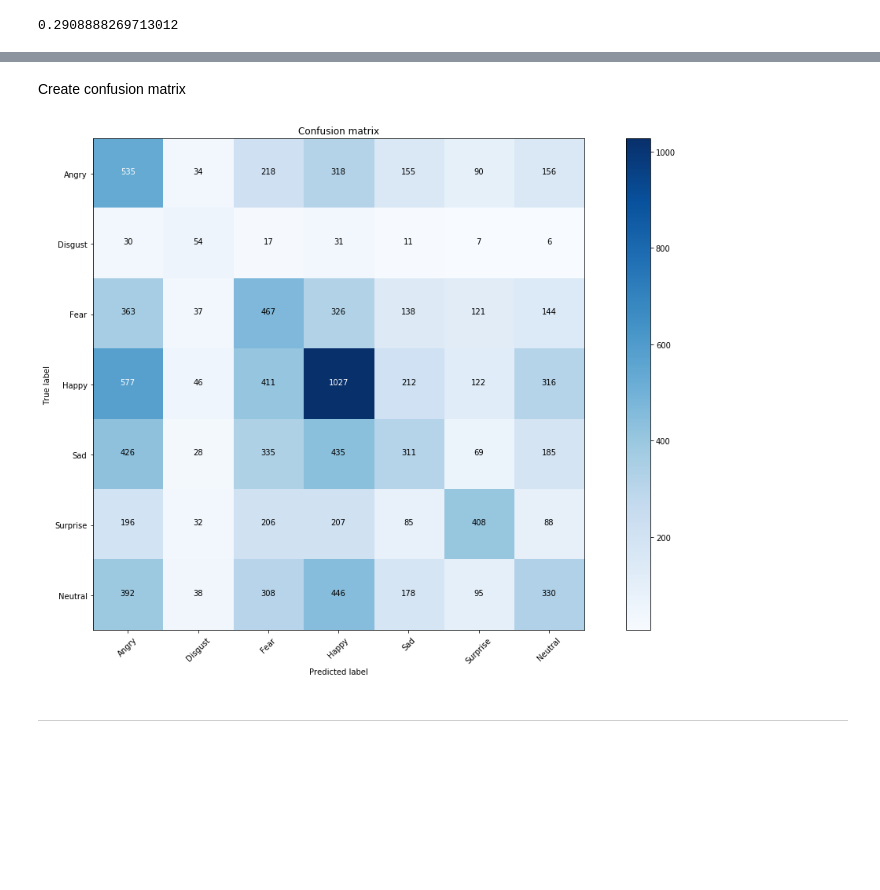
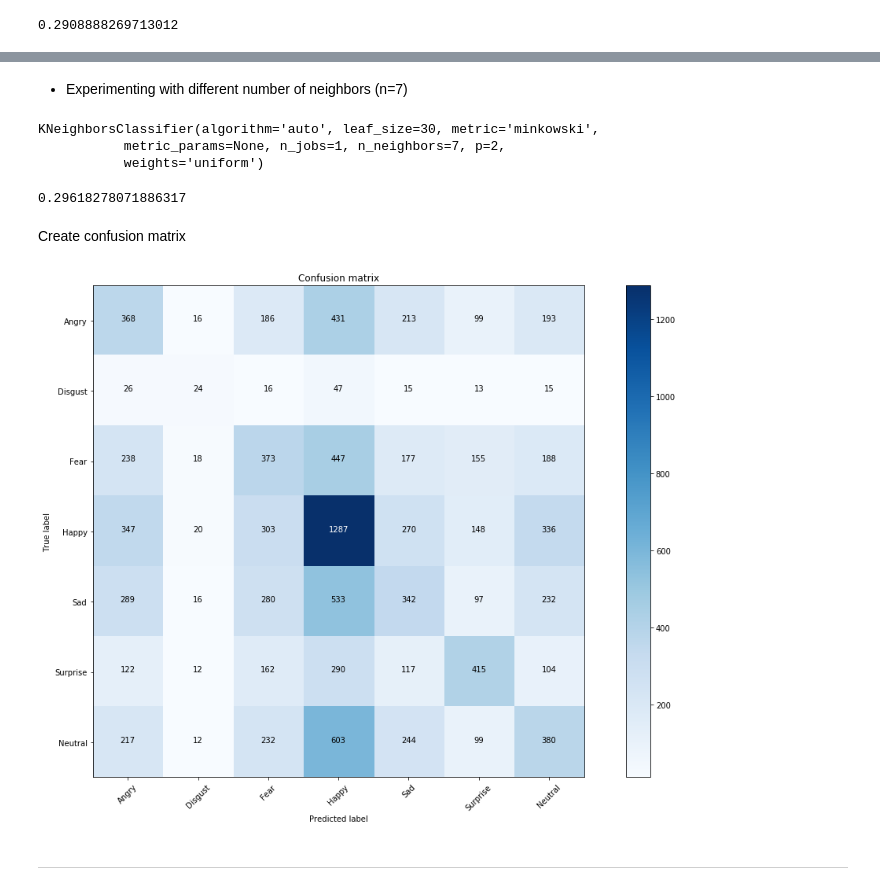
Before and after one commit to HebaNAS/KNN-Classifier, a Jupyter notebook: F21DM_CW1.ipynb, the cells around one changed output, grey strips where cells are left out. Cells and saved outputs as stored; diff of their text form; code cells hidden in the pictures; blank space fills up the shorter version.

```diff
--- a/F21DM_CW1.ipynb
+++ b/F21DM_CW1.ipynb
@@ -2711,8 +2749,8 @@ y_train_35.shape
 # %% [markdown]
 Create the classifier
 # %%
-neigh_35 = KNeighborsClassifier(n_neighbors=3)
-neigh_35.fit(X_train_35, y_train_35)
+neigh_35_3 = KNeighborsClassifier(n_neighbors=3)
+neigh_35_3.fit(X_train_35, y_train_35)
 # %% [output]
 KNeighborsClassifier(algorithm='auto', leaf_size=30, metric='minkowski',
            metric_params=None, n_jobs=1, n_neighbors=3, p=2,
@@ -2723,0 +2764,3 @@ neigh_35.score(X_test_35, y_test_35)
+# %%
+neigh_35_5 = KNeighborsClassifier(n_neighbors=5)
+neigh_35_5.fit(X_train_35, y_train_35)
@@ -2724,21 +2775,34 @@ neigh_35.score(X_test_35, y_test_35)
+# %% [markdown]
+- Experimenting with different number of neighbors (n=7)
+# %%
+neigh_35_7 = KNeighborsClassifier(n_neighbors=7)
+neigh_35_7.fit(X_train_35, y_train_35)
+# %% [output]
+KNeighborsClassifier(algorithm='auto', leaf_size=30, metric='minkowski',
+           metric_params=None, n_jobs=1, n_neighbors=7, p=2,
+           weights='uniform')
+# %%
+neigh_35_7.score(X_test_35, y_test_35)
+# %% [output]
+0.29618278071886317
 # %%
 # Predict on the test split and return the resulting array
-pred_35 = neigh_35.predict(X_test_35)
+pred_35_7 = neigh_35_7.predict(X_test_35)
 # %% [markdown]
 Create confusion matrix
 # %%
 # Compute confusion matrix
-cnf_matrix_35 = confusion_matrix(y_test_35, pred_35)
+cnf_matrix_35 = confusion_matrix(y_test_35, pred_35_7)
 np.set_printoptions(precision=2)
 
 # Plot non-normalized confusion matrix
 plt.figure(figsize=(15,10))
 plot_confusion_matrix(cnf_matrix_35, classes=classes,
                       title='Confusion matrix')
 
 plt.show()
 # %% [output]
-[figure, old version]
+[figure, new version]
 # %% [markdown]
 <hr>
 # %% [markdown]
```
Also changed, not shown: parts of 39 cells of this notebook.
